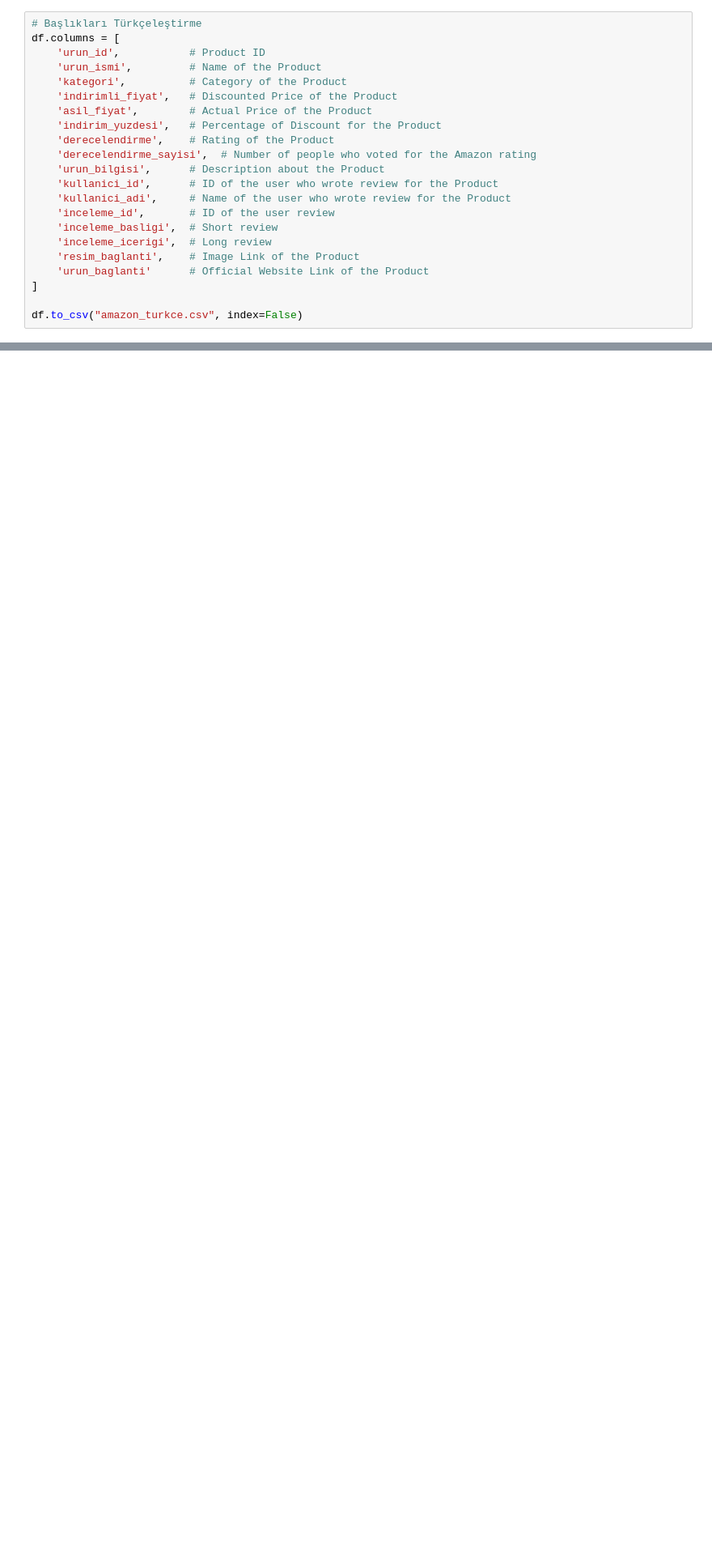
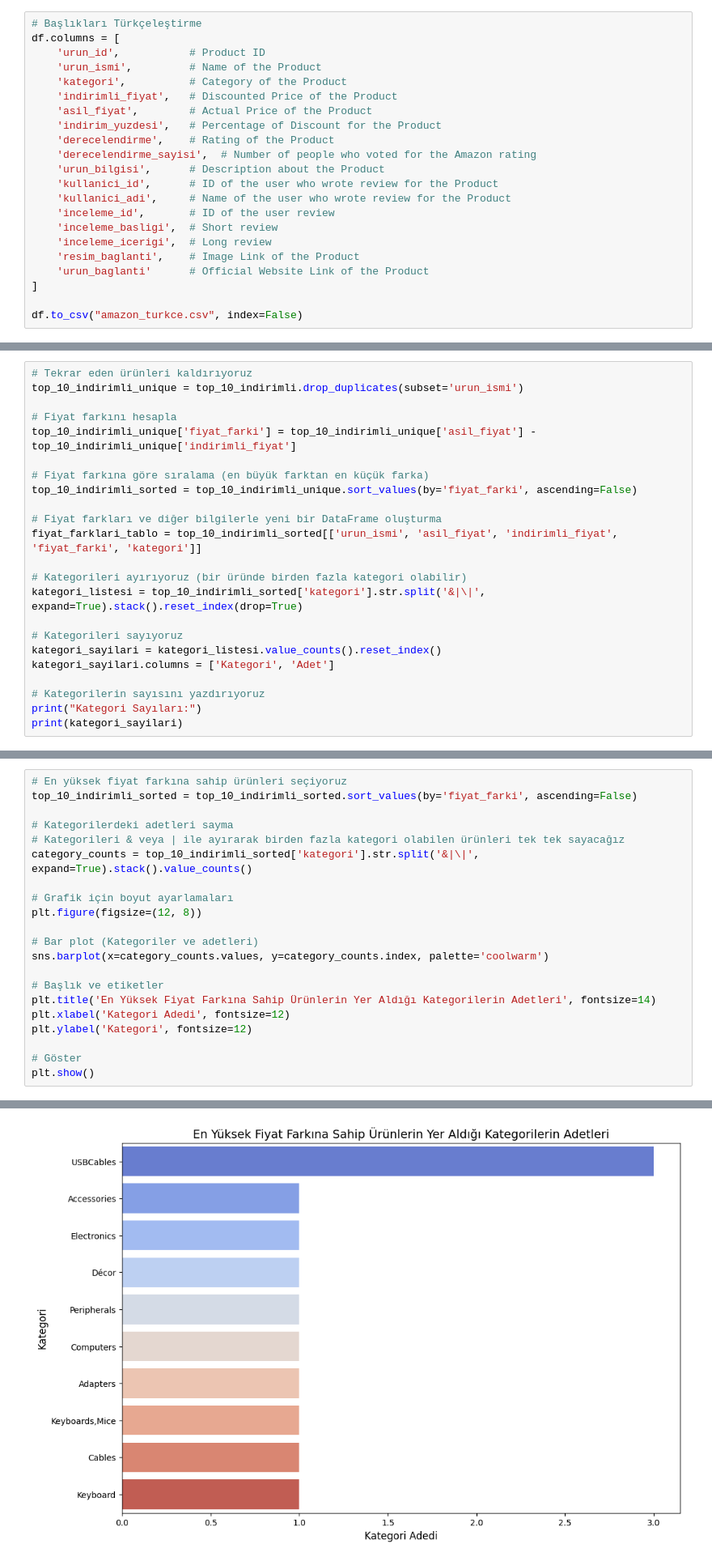
Before and after one commit to ErenalpYilmaz/amazonsalesdataset, a Jupyter notebook: analyse.ipynb, the cells around one changed output, grey strips where cells are left out. Shown at 81% size. Drawn from its saved outputs; the diff is of its cells as text; blank space fills up the shorter version.

```diff
--- a/analyse.ipynb
+++ b/analyse.ipynb
@@ -36,0 +321,23 @@ df.to_csv("amazon_turkce.csv", index=False)
+# %%
+# Tekrar eden ürünleri kaldırıyoruz
+top_10_indirimli_unique = top_10_indirimli.drop_duplicates(subset='urun_ismi')
+
+# Fiyat farkını hesapla
+top_10_indirimli_unique['fiyat_farki'] = top_10_indirimli_unique['asil_fiyat'] - top_10_indirimli_unique['indirimli_fiyat']
+
+# Fiyat farkına göre sıralama (en büyük farktan en küçük farka)
+top_10_indirimli_sorted = top_10_indirimli_unique.sort_values(by='fiyat_farki', ascending=False)
+
+# Fiyat farkları ve diğer bilgilerle yeni bir DataFrame oluşturma
+fiyat_farklari_tablo = top_10_indirimli_sorted[['urun_ismi', 'asil_fiyat', 'indirimli_fiyat', 'fiyat_farki', 'kategori']]
+
+# Kategorileri ayırıyoruz (bir üründe birden fazla kategori olabilir)
+kategori_listesi = top_10_indirimli_sorted['kategori'].str.split('&|\|', expand=True).stack().reset_index(drop=True)
+
+# Kategorileri sayıyoruz
+kategori_sayilari = kategori_listesi.value_counts().reset_index()
+kategori_sayilari.columns = ['Kategori', 'Adet']
+
+# Kategorilerin sayısını yazdırıyoruz
+print("Kategori Sayıları:")
+print(kategori_sayilari)
@@ -36,0 +362,22 @@ df.to_csv("amazon_turkce.csv", index=False)
+# %%
+# En yüksek fiyat farkına sahip ürünleri seçiyoruz
+top_10_indirimli_sorted = top_10_indirimli_sorted.sort_values(by='fiyat_farki', ascending=False)
+
+# Kategorilerdeki adetleri sayma
+# Kategorileri & veya | ile ayırarak birden fazla kategori olabilen ürünleri tek tek sayacağız
+category_counts = top_10_indirimli_sorted['kategori'].str.split('&|\|', expand=True).stack().value_counts()
+
+# Grafik için boyut ayarlamaları
+plt.figure(figsize=(12, 8))
+
+# Bar plot (Kategoriler ve adetleri)
+sns.barplot(x=category_counts.values, y=category_counts.index, palette='coolwarm')
+
+# Başlık ve etiketler
+plt.title('En Yüksek Fiyat Farkına Sahip Ürünlerin Yer Aldığı Kategorilerin Adetleri', fontsize=14)
+plt.xlabel('Kategori Adedi', fontsize=12)
+plt.ylabel('Kategori', fontsize=12)
+
+# Göster
+plt.show()
+# %% [output]
@@ -36,0 +387 @@ df.to_csv("amazon_turkce.csv", index=False)
+[figure, added]
```
Also changed, not shown: parts of 14 cells of this notebook.
